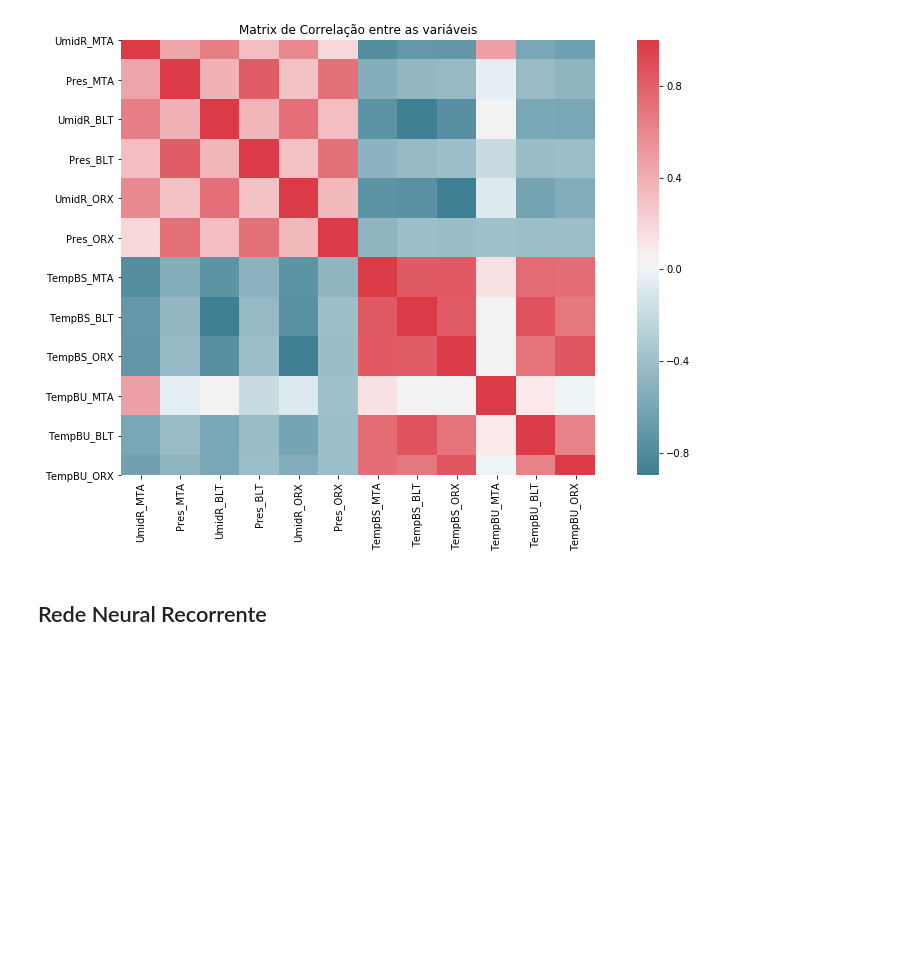
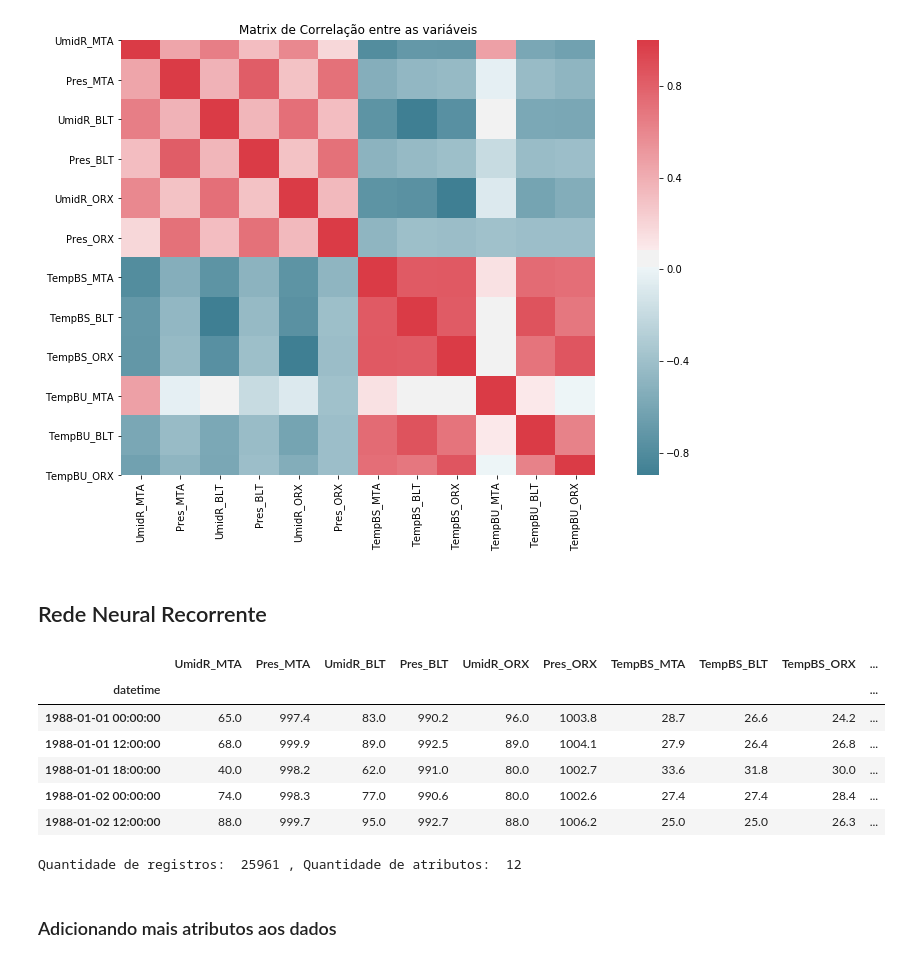
Before and after one commit to helvecioneto/CAP-351, a Jupyter notebook: 05-RNN.ipynb, the cells around one changed output. Saved outputs shown, nothing was run; the diff lists cells and outputs as text; code cells hidden in the pictures; blank space fills up the shorter version.

```diff
--- a/05-RNN.ipynb
+++ b/05-RNN.ipynb
@@ -1216,3 +1216,21 @@ plt.show()
 [figure]
 # %% [markdown]
 ## Rede Neural Recorrente
+# %%
+df = df_final
+# %%
+df.head()
+# %% [output]
+|  | UmidR_MTA | Pres_MTA | UmidR_BLT | Pres_BLT | UmidR_ORX | Pres_ORX | TempBS_MTA | TempBS_BLT | TempBS_ORX | ... |
+| datetime |  |  |  |  |  |  |  |  |  | ... |
+| 1988-01-01 00:00:00 | 65.0 | 997.4 | 83.0 | 990.2 | 96.0 | 1003.8 | 28.7 | 26.6 | 24.2 | ... |
+| 1988-01-01 12:00:00 | 68.0 | 999.9 | 89.0 | 992.5 | 89.0 | 1004.1 | 27.9 | 26.4 | 26.8 | ... |
+| 1988-01-01 18:00:00 | 40.0 | 998.2 | 62.0 | 991.0 | 80.0 | 1002.7 | 33.6 | 31.8 | 30.0 | ... |
+| 1988-01-02 00:00:00 | 74.0 | 998.3 | 77.0 | 990.6 | 80.0 | 1002.6 | 27.4 | 27.4 | 28.4 | ... |
+| 1988-01-02 12:00:00 | 88.0 | 999.7 | 95.0 | 992.7 | 88.0 | 1006.2 | 25.0 | 25.0 | 26.3 | ... |
+# %%
+print('Quantidade de registros: ', df.values.shape[0], ', Quantidade de atributos: ', df.values.shape[1])
+# %% [output]
+Quantidade de registros:  25961 , Quantidade de atributos:  12
+# %% [markdown]
+### Adicionando mais atributos aos dados
```
Also changed, not shown: parts of 40 cells of this notebook.
